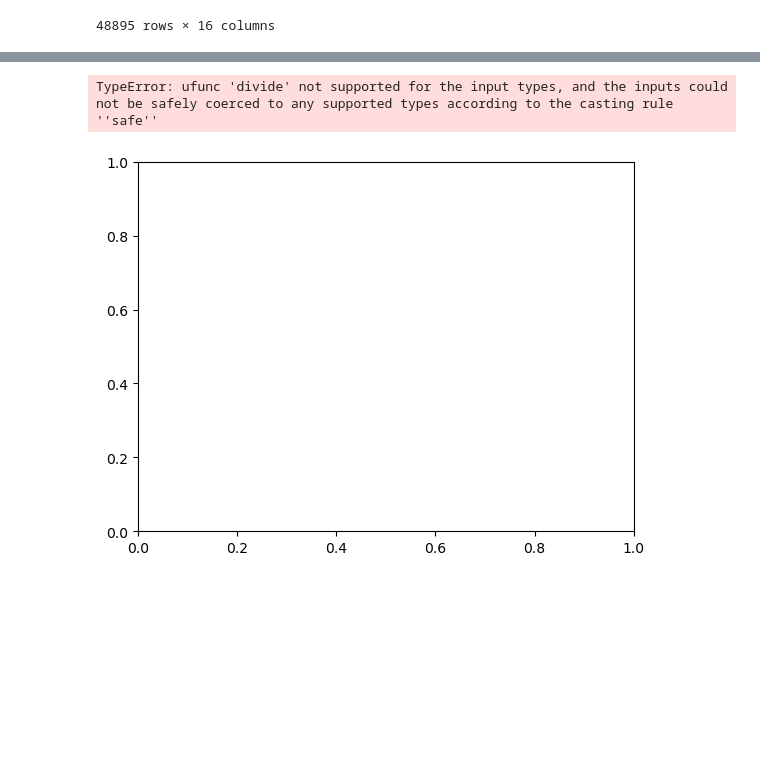
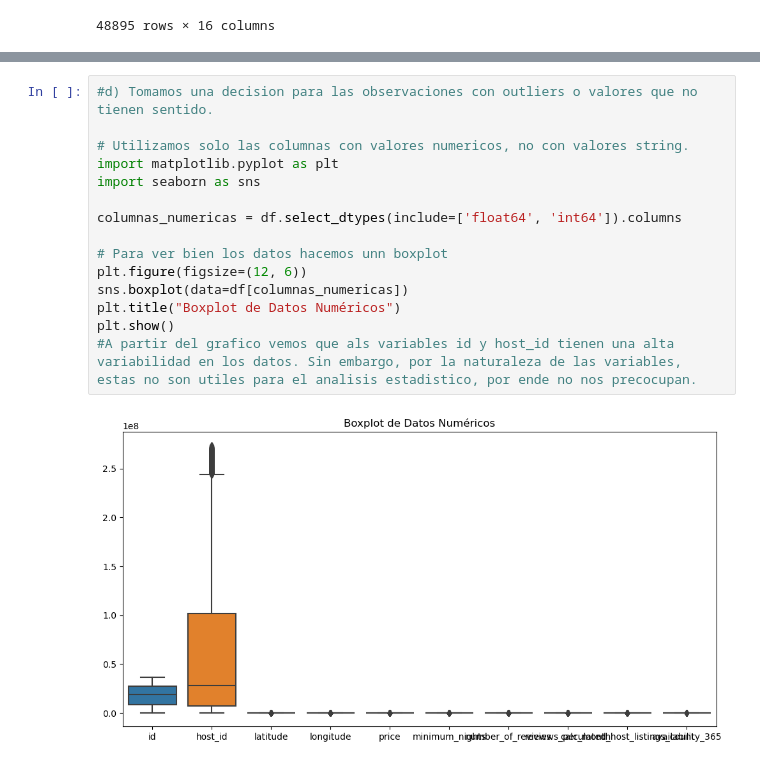
Before and after one commit to VZervino/BIG-DATA-Trabajos, a Jupyter notebook: Tp2 Big Data.ipynb, the cells around one changed output, grey strips where cells are left out. Drawn from its saved outputs; the diff is of its cells as text; blank space fills up the shorter version.

```diff
--- a/Tp2 Big Data.ipynb
+++ b/Tp2 Big Data.ipynb
@@ -87,6 +91,19 @@ calculated_host_listings_count    0
 availability_365                  0
 dtype: int64
 # %%
+#d) Tomamos una decision para las observaciones con outliers o valores que no tienen sentido.
+
+# Utilizamos solo las columnas con valores numericos, no con valores string.
+import matplotlib.pyplot as plt
+import seaborn as sns
+
+columnas_numericas = df.select_dtypes(include=['float64', 'int64']).columns
+
+# Para ver bien los datos hacemos unn boxplot
+plt.figure(figsize=(12, 6))
+sns.boxplot(data=df[columnas_numericas])
+plt.title("Boxplot de Datos Numéricos")
+plt.show()
+#A partir del grafico vemos que als variables id y host_id tienen una alta variabilidad en los datos. Sin embargo, por la naturaleza de las variables, estas no son utiles para el analisis estadistico, por ende no nos precocupan.
 # %% [output]
-TypeError: ufunc 'divide' not supported for the input types, and the inputs could not be safely coerced to any supported types according to the casting rule ''safe''
-[figure, old version]
+[figure, new version]
```
Also changed, not shown: parts of 22 cells of this notebook.
